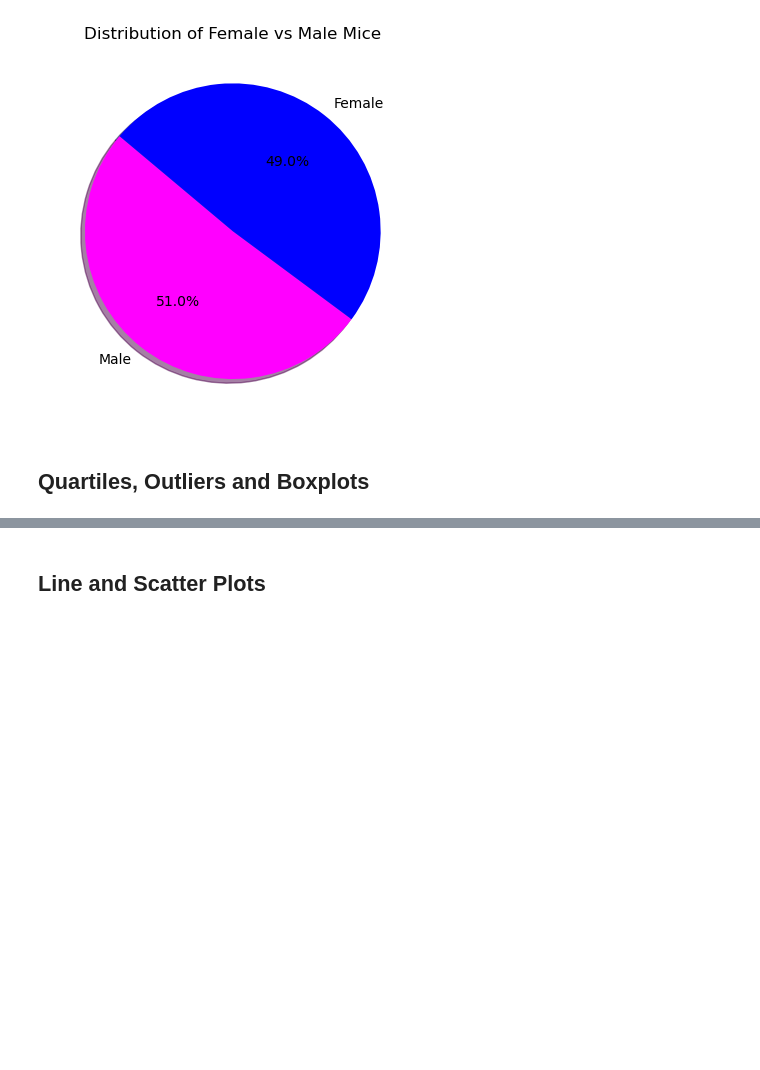
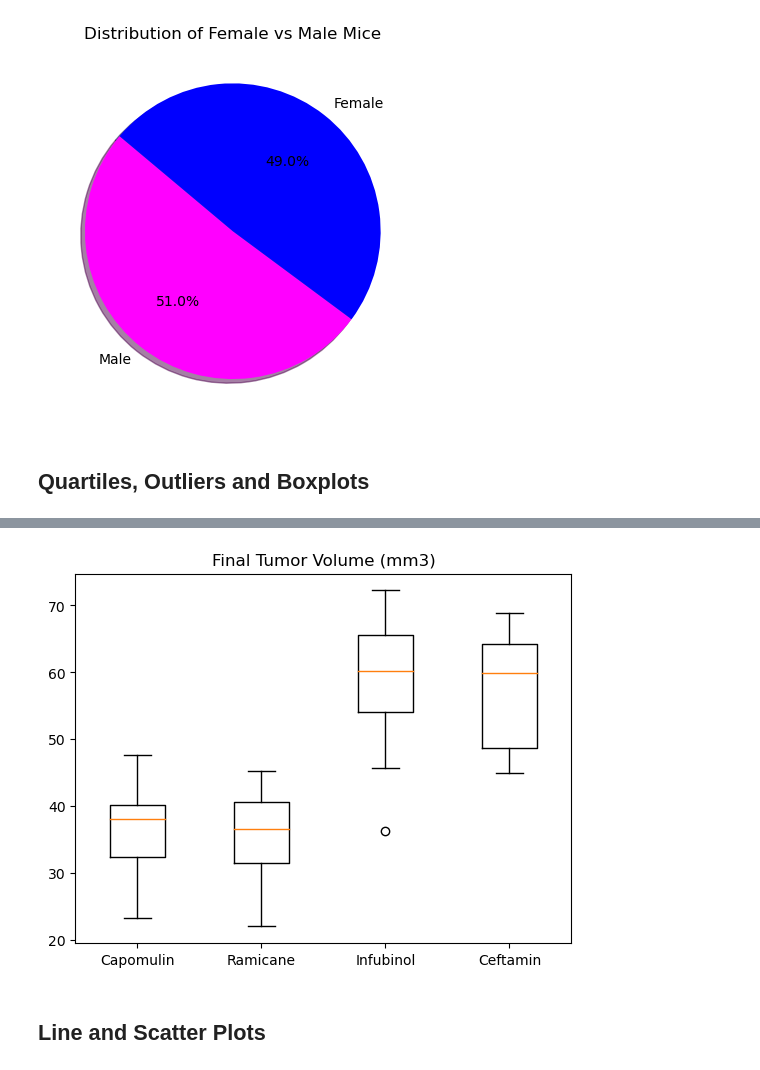
Before and after one commit to juliayemin/Pymaceutical_Challenge, a Jupyter notebook: pymaceuticals_starter.ipynb, the cells around one changed output, grey strips where cells are left out. Saved outputs shown, nothing was run; the diff lists cells and outputs as text; code cells hidden in the pictures; blank space fills up the shorter version.

```diff
--- a/pymaceuticals_starter.ipynb
+++ b/pymaceuticals_starter.ipynb
@@ -166,8 +166,13 @@ plt.show()
 # %%
 # Calculate the final tumor volume of each mouse across four of the treatment regimens:
 # Capomulin, Ramicane, Infubinol, and Ceftamin
+treatments = ["Capomulin","Ramicane", "Infubinol", "Ceftamin"]
 
 # Start by getting the last (greatest) timepoint for each mouse
-
+max_timepoint = cleaned_data.groupby("Mouse ID")["Timepoint"].max()
+max_timepoint = max_timepoint.reset_index()
 
 # Merge this group df with the original DataFrame to get the tumor volume at the last timepoint
+merged_tumor_data = pd.merge(max_timepoint, cleaned_data, on = ["Mouse ID", "Timepoint"], how = "left")
+
+merged_tumor_data.head()
@@ -174,17 +186,27 @@ plt.show()
 # %%
 # Put treatments into a list for for loop (and later for plot labels)
-
+treatments = ["Capomulin","Ramicane", "Infubinol", "Ceftamin"]
 
 # Create empty list to fill with tumor vol data (for plotting)
-
+tumor_volumes = []
 
 # Calculate the IQR and quantitatively determine if there are any potential outliers.
-
+for treatment in treatments:
 
     # Locate the rows which contain mice on each drug and get the tumor volumes
-
+    final_tumor_volume = merged_tumor_data.loc[merged_tumor_data["Drug Regimen"] == treatment, "Tumor Volume (mm3)"]
 
     # add subset
+    tumor_volumes.append(final_tumor_volume)
 
+    #Calculate quartiles
+    quartiles = final_tumor_volume.quantile([.25,.5,.75])
+    lowerq = quartiles[0.25]
+    upperq = quartiles[0.75]
+    iqr = upperq - lowerq
 
     # Determine outliers using upper and lower bounds
+    lower_bound = lowerq - (1.5 * iqr)
+    upper_bound = upperq + (1.5 * iqr)
+    outliers = final_tumor_volume.loc[(final_tumor_volume < lower_bound) | (final_tumor_volume < upper_bound)]
+    print(f"(treatment) potential outliers: {outliers}")
@@ -191,5 +231,11 @@ plt.show()
 # %%
 # Generate a box plot that shows the distrubution of the tumor volume for each treatment group.
+plt.boxplot(tumor_volumes, labels=treatments)
+plt.title("Final Tumor Volume by Treatment")
+plt.title("Final Tumor Volume (mm3)")
+plt.show()
+# %% [output]
+[figure, added]
 # %% [markdown]
 ## Line and Scatter Plots
 # %%
```
Also changed, not shown: parts of 2 cells of this notebook.
